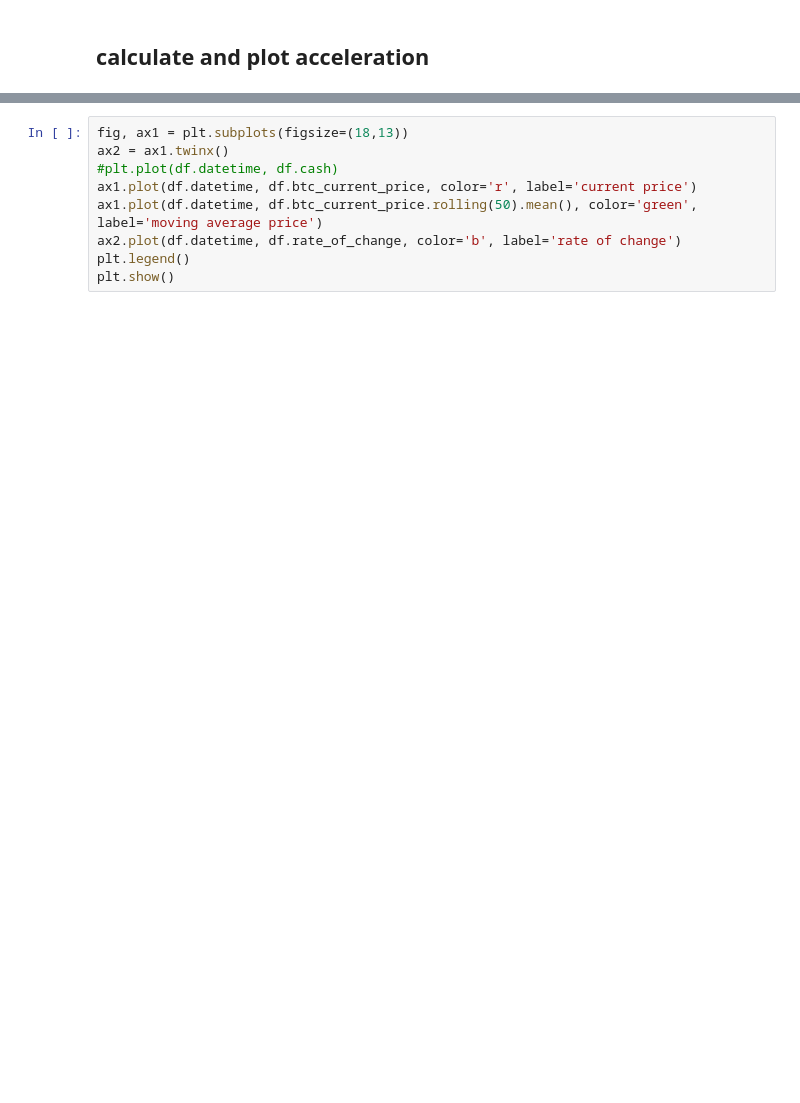
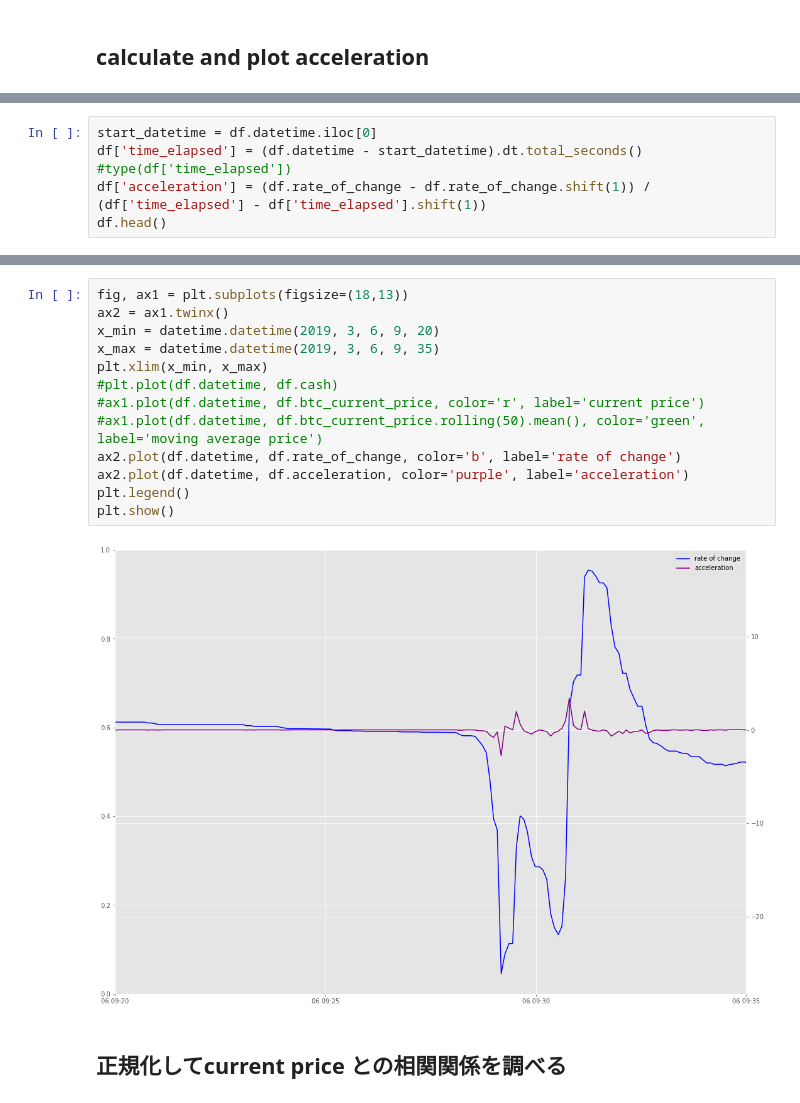
Before and after one commit to soujiro0725/finance-stats, a Jupyter notebook: btc-autotrader-history.ipynb, the cells around one changed output, grey strips where cells are left out. Drawn from its saved outputs; the diff is of its cells as text; blank space fills up the shorter version.

```diff
--- a/btc-autotrader-history.ipynb
+++ b/btc-autotrader-history.ipynb
@@ -227,0 +250,6 @@ total_fee = num_trade * btc_fee *
+# %%
+start_datetime = df.datetime.iloc[0]
+df['time_elapsed'] = (df.datetime - start_datetime).dt.total_seconds()
+#type(df['time_elapsed'])
+df['acceleration'] = (df.rate_of_change - df.rate_of_change.shift(1)) / (df['time_elapsed'] - df['time_elapsed'].shift(1))
+df.head()
@@ -228,9 +263,17 @@ total_fee = num_trade * btc_fee *
 # %%
 fig, ax1 = plt.subplots(figsize=(18,13))
 ax2 = ax1.twinx()
+x_min = datetime.datetime(2019, 3, 6, 9, 20)
+x_max = datetime.datetime(2019, 3, 6, 9, 35)
+plt.xlim(x_min, x_max)
 #plt.plot(df.datetime, df.cash)
-ax1.plot(df.datetime, df.btc_current_price, color='r', label='current price')
-ax1.plot(df.datetime, df.btc_current_price.rolling(50).mean(), color='green', label='moving average price')
+#ax1.plot(df.datetime, df.btc_current_price, color='r', label='current price')
+#ax1.plot(df.datetime, df.btc_current_price.rolling(50).mean(), color='green', label='moving average price')
 ax2.plot(df.datetime, df.rate_of_change, color='b', label='rate of change')
+ax2.plot(df.datetime, df.acceleration, color='purple', label='acceleration')
 plt.legend()
 plt.show()
+# %% [output]
+[figure, added]
+# %% [markdown]
+## 正規化してcurrent price との相関関係を調べる
```
Also changed, not shown: parts of 6 cells of this notebook.
